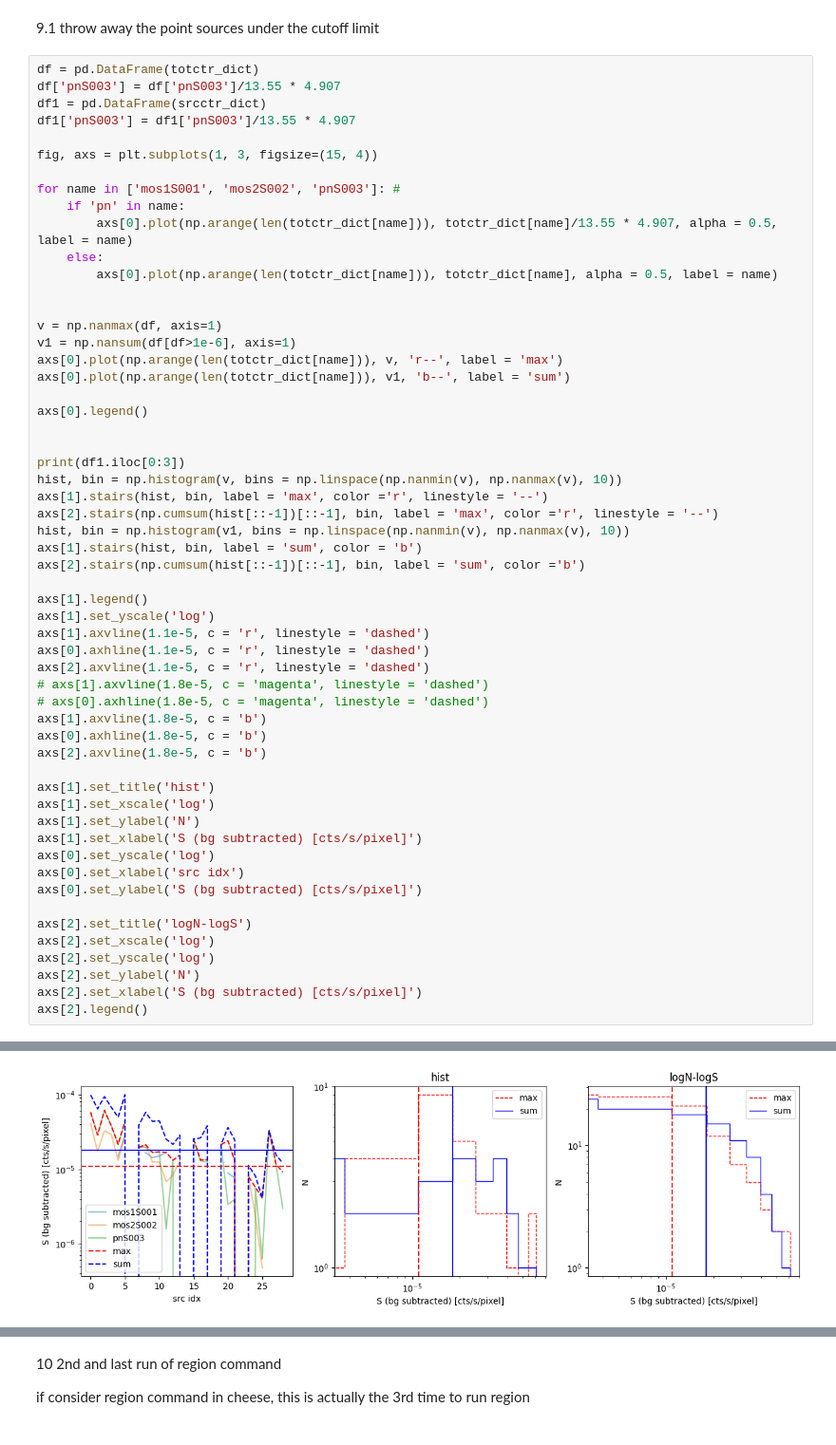
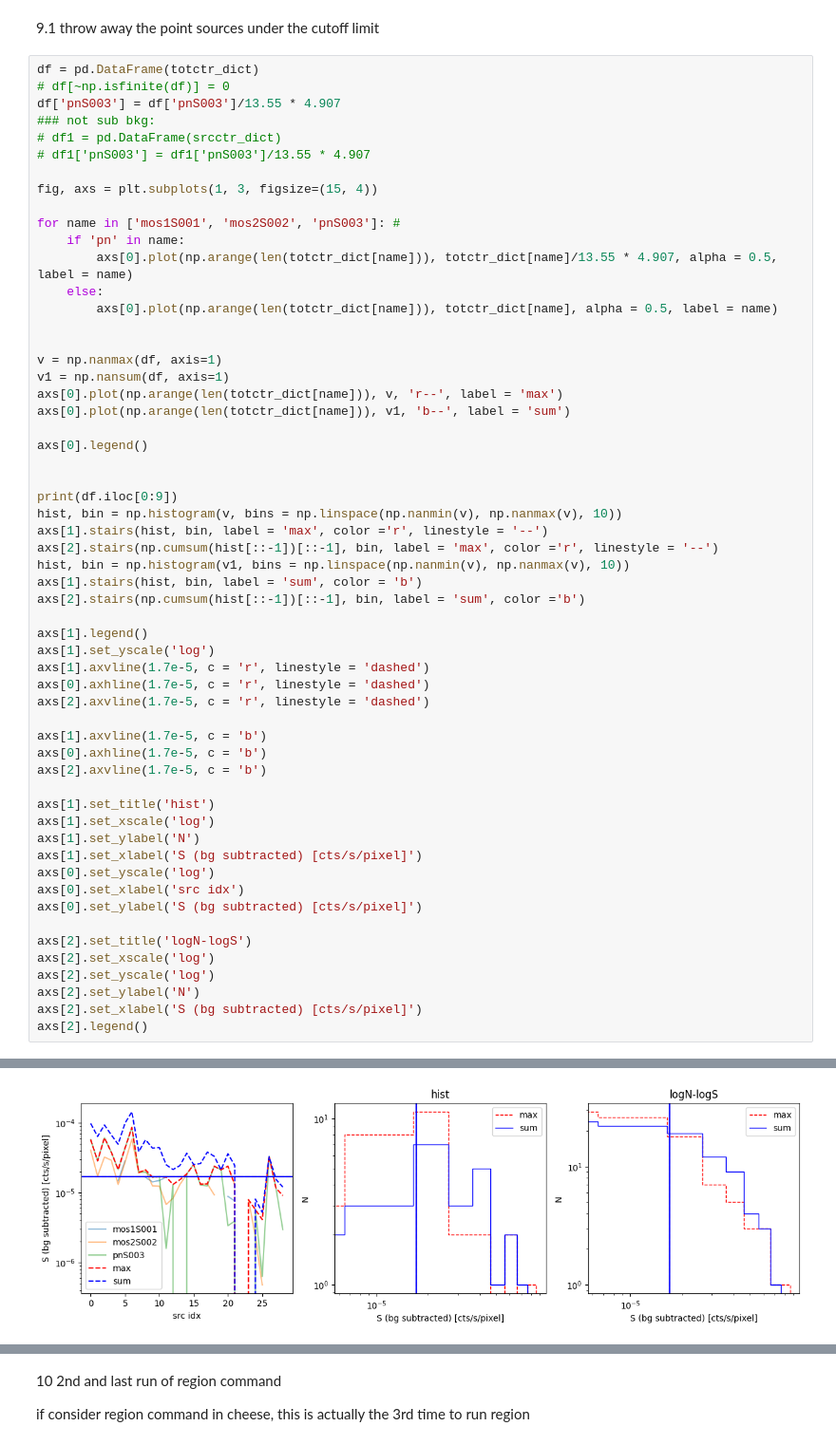
Before and after one commit to yanlingchen1/XGAP-ABUN, a Jupyter notebook: codes/ESAS/pointsources-pipeline.ipynb, the cells around one changed output, grey strips where cells are left out. Shown: that part at 95% size. Saved outputs shown, nothing was run; the diff lists cells and outputs as text.

```diff
--- a/codes/ESAS/pointsources-pipeline.ipynb
+++ b/codes/ESAS/pointsources-pipeline.ipynb
@@ -612,9 +627,11 @@ cutoff limit is 3.0e-6 cts/s/pixel in mos, 7e-6 in pn
 9.1 throw away the point sources under the cutoff limit
 # %%
 df = pd.DataFrame(totctr_dict)
+# df[~np.isfinite(df)] = 0
 df['pnS003'] = df['pnS003']/13.55 * 4.907
-df1 = pd.DataFrame(srcctr_dict)
-df1['pnS003'] = df1['pnS003']/13.55 * 4.907
+### not sub bkg:
+# df1 = pd.DataFrame(srcctr_dict)
+# df1['pnS003'] = df1['pnS003']/13.55 * 4.907
 
 fig, axs = plt.subplots(1, 3, figsize=(15, 4))
 
@@ -626,14 +643,14 @@ for name in ['mos1S001', 'mos2S002', 'pnS003']: #
 
 
 v = np.nanmax(df, axis=1)
-v1 = np.nansum(df[df>1e-6], axis=1)
+v1 = np.nansum(df, axis=1)
 axs[0].plot(np.arange(len(totctr_dict[name])), v, 'r--', label = 'max')
 axs[0].plot(np.arange(len(totctr_dict[name])), v1, 'b--', label = 'sum')
 
 axs[0].legend()
 
 
-print(df1.iloc[0:3])
+print(df.iloc[0:9])
 hist, bin = np.histogram(v, bins = np.linspace(np.nanmin(v), np.nanmax(v), 10))
 axs[1].stairs(hist, bin, label = 'max', color ='r', linestyle = '--')
 axs[2].stairs(np.cumsum(hist[::-1])[::-1], bin, label = 'max', color ='r', linestyle = '--')
@@ -643,14 +660,13 @@ axs[2].stairs(np.cumsum(hist[::-1])[::-1], bin, label = 'sum', color ='b')
 
 axs[1].legend()
 axs[1].set_yscale('log')
-axs[1].axvline(1.1e-5, c = 'r', linestyle = 'dashed')
-axs[0].axhline(1.1e-5, c = 'r', linestyle = 'dashed')
-axs[2].axvline(1.1e-5, c = 'r', linestyle = 'dashed')
-# axs[1].axvline(1.8e-5, c = 'magenta', linestyle = 'dashed')
-# axs[0].axhline(1.8e-5, c = 'magenta', linestyle = 'dashed')
-axs[1].axvline(1.8e-5, c = 'b')
-axs[0].axhline(1.8e-5, c = 'b')
-axs[2].axvline(1.8e-5, c = 'b')
+axs[1].axvline(1.7e-5, c = 'r', linestyle = 'dashed')
+axs[0].axhline(1.7e-5, c = 'r', linestyle = 'dashed')
+axs[2].axvline(1.7e-5, c = 'r', linestyle = 'dashed')
+
+axs[1].axvline(1.7e-5, c = 'b')
+axs[0].axhline(1.7e-5, c = 'b')
+axs[2].axvline(1.7e-5, c = 'b')
 
 axs[1].set_title('hist')
 axs[1].set_xscale('log')
@@ -674,3 +696,3 @@ axs[2].legend()
 <matplotlib.legend.Legend at 0x...>
-[figure, old version]
+[figure, new version]
 # %%
```
Also changed, not shown: parts of 13 cells of this notebook, 1 other file.
